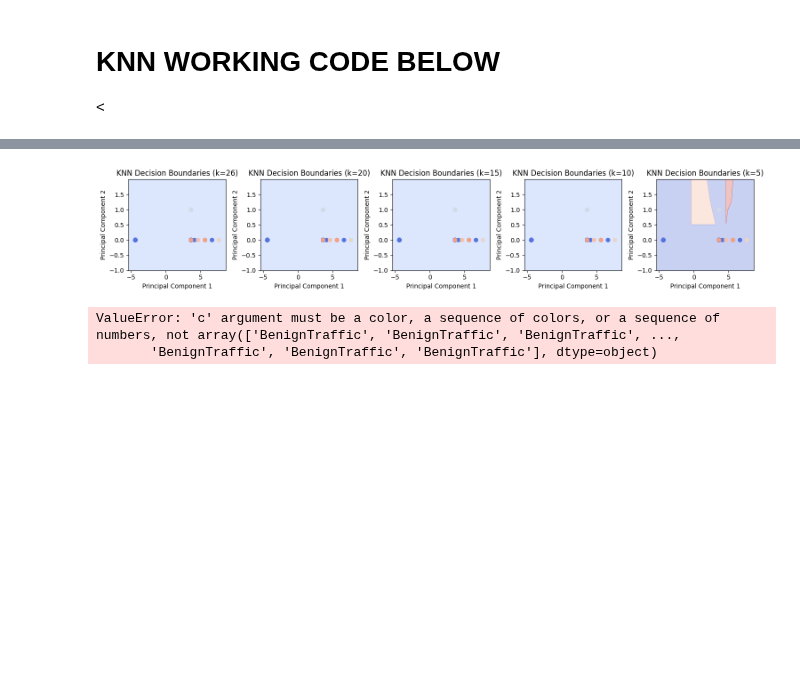
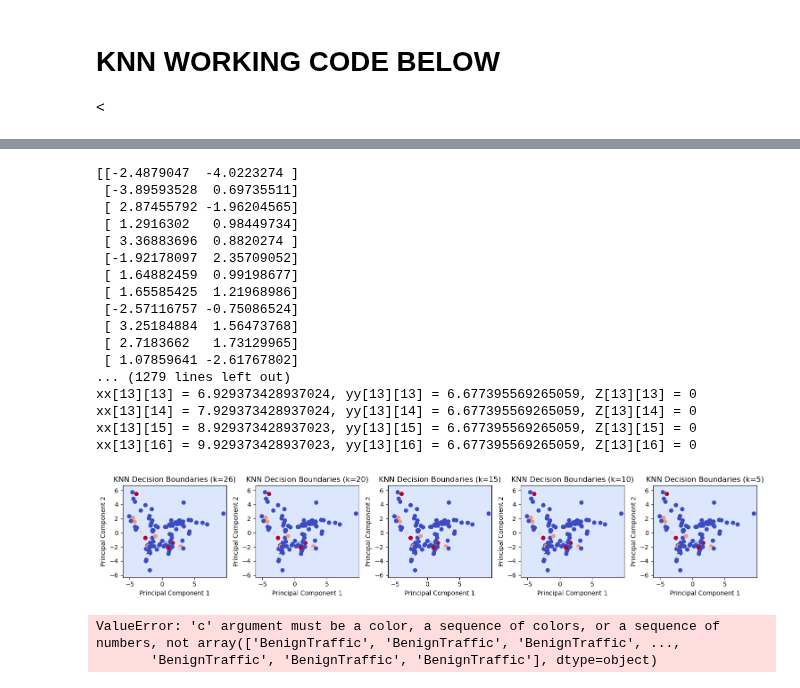
Before and after one commit to ML-Project-Team-5/Project_NetworkIDS, a Jupyter notebook: JUI-KNN.ipynb, the cells around one changed output, grey strips where cells are left out. Saved outputs shown, nothing was run; the diff lists cells and outputs as text; code cells hidden in the pictures; blank space fills up the shorter version.

Commit message:
changed the plot using standardscalar in knn

```diff
--- a/JUI-KNN.ipynb
+++ b/JUI-KNN.ipynb
@@ -130,61 +130,87 @@ test_unknown_label_encoded = label_encoder.fit_transform(test_unknown_label)
 #knn_list = [KNeighborsClassifier(n_neighbors=k) for k in [26, 20, 15, 10, 5]]
 
 # Specify the number of features to select
-k_best = 2
+#k_best = 2
 
 # Remove features with low variance
 #selector = VarianceThreshold()
 #test_unknown_data_filtered = selector.fit_transform(test_unknown_data)
 
 # Apply SelectKBest with ANOVA F-statistic as the scoring function
-selector = SelectKBest(f_classif, k=k_best)
-selected_data = selector.fit_transform(test_unknown_data, test_unknown_label_encoded)
-
+##selector = SelectKBest(f_classif, k=k_best)
+#selected_data = selector.fit_transform(test_unknown_data, test_unknown_label_encoded)
+downsampled_size = 100
+indices = np.random.choice(len(test_unknown_data), downsampled_size, replace=False)
+downsampled_data = test_unknown_data.iloc[indices]
+downsampled_labels = test_unknown_label.iloc[indices]
+downsampled_labels_endoded = label_encoder.fit_transform(downsampled_labels)
 # Apply PCA for dimensionality reduction
 pca = PCA(n_components=2)
-reduced_data = pca.fit_transform(selected_data)
+#StandardScalar is used to reduce the size of the values to prevent memory error
+scaler = StandardScaler()
+scaled_data = scaler.fit_transform(downsampled_data)
+reduced_data = pca.fit_transform(scaled_data)
+print(reduced_data)
 
-#downsampled_size = 5000
-#indices = np.random.choice(len(reduced_data), downsampled_size, replace=False)
-#downsampled_data = reduced_data[indices]
-#downsampled_labels = test_unknown_label.iloc[indices]
 
 def plot_decision_boundary(knn, X, y, title, ax):
-    h = .02  # Step size in the mesh
+    h = 1  # Step size in the mesh
 
     x_min, x_max = X[:, 0].min() - 1, X[:, 0].max() + 1
     y_min, y_max = X[:, 1].min() - 1, X[:, 1].max() + 1
 
     xx, yy = np.meshgrid(np.arange(x_min, x_max, h), np.arange(y_min, y_max, h))
 
     # Obtain predictions for each point in the meshgrid
     Z = knn.predict(np.c_[xx.ravel(), yy.ravel()])
-    Z = Z.reshape(xx.shape)
+    Z_encoded = label_encoder.fit_transform(Z)
+    Z = Z_encoded.reshape(xx.shape)
+    print(xx.size, yy.size, Z.size)
+    for i in range(xx.shape[0]):
+        for j in range(xx.shape[1]):
+            print(f"xx[{i}][{j}] = {xx[i][j]}, yy[{i}][{j}] = {yy[i][j]}, Z[{i}][{j}] = {Z[i][j]}")
 
-    # Plot the decision boundaries
     ax.contourf(xx, yy, Z, cmap=plt.cm.coolwarm, alpha=0.3)
 
     # Plot the training points
     scatter = ax.scatter(X[:, 0], X[:, 1], c=y, cmap=plt.cm.coolwarm)
 
     ax.set_xlabel('Principal Component 1')
     ax.set_ylabel('Principal Component 2')
     ax.set_title(title)
+
 # Set up subplots
 fig, axes = plt.subplots(1, len(knn_list), figsize=(15, 3))  # Adjust figsize as needed
 # Assuming downsampled_labels is defined somewhere in your code
 for i, (knn, k) in enumerate(zip(knn_list, [26, 20, 15, 10, 5])):
     # Fit KNN on the downsampled data
-    knn.fit(reduced_data, test_unknown_label_encoded)
-    plot_decision_boundary(knn, reduced_data, test_unknown_label_encoded, f'KNN Decision Boundaries (k={k})', axes[i])
+    knn.fit(reduced_data, downsampled_labels_endoded)
+    plot_decision_boundary(knn, reduced_data, downsampled_labels_endoded, f'KNN Decision Boundaries (k={k})', axes[i])
 
 # Adjust layout
 plt.tight_layout()
 
 # Show the plots
 plt.show()
 # %% [output]
+[[-2.4879047  -4.0223274 ]
+ [-3.89593528  0.69735511]
+ [ 2.87455792 -1.96204565]
+ [ 1.2916302   0.98449734]
+ [ 3.36883696  0.8820274 ]
+ [-1.92178097  2.35709052]
+ [ 1.64882459  0.99198677]
+ [ 1.65585425  1.21968986]
+ [-2.57116757 -0.75086524]
+ [ 3.25184884  1.56473768]
+ [ 2.7183662   1.73129965]
+ [ 1.07859641 -2.61767802]
+... (1279 lines left out)
+xx[13][13] = 6.929373428937024, yy[13][13] = 6.677395569265059, Z[13][13] = 0
+xx[13][14] = 7.929373428937024, yy[13][14] = 6.677395569265059, Z[13][14] = 0
+xx[13][15] = 8.929373428937023, yy[13][15] = 6.677395569265059, Z[13][15] = 0
+xx[13][16] = 9.929373428937023, yy[13][16] = 6.677395569265059, Z[13][16] = 0
-[figure, old version]
+[figure, new version]
 # %%
 # Scatter plot for visualization
 plt.figure(figsize=(8, 6))
```
Also changed, not shown: parts of 1 cell of this notebook, 1 other file.
